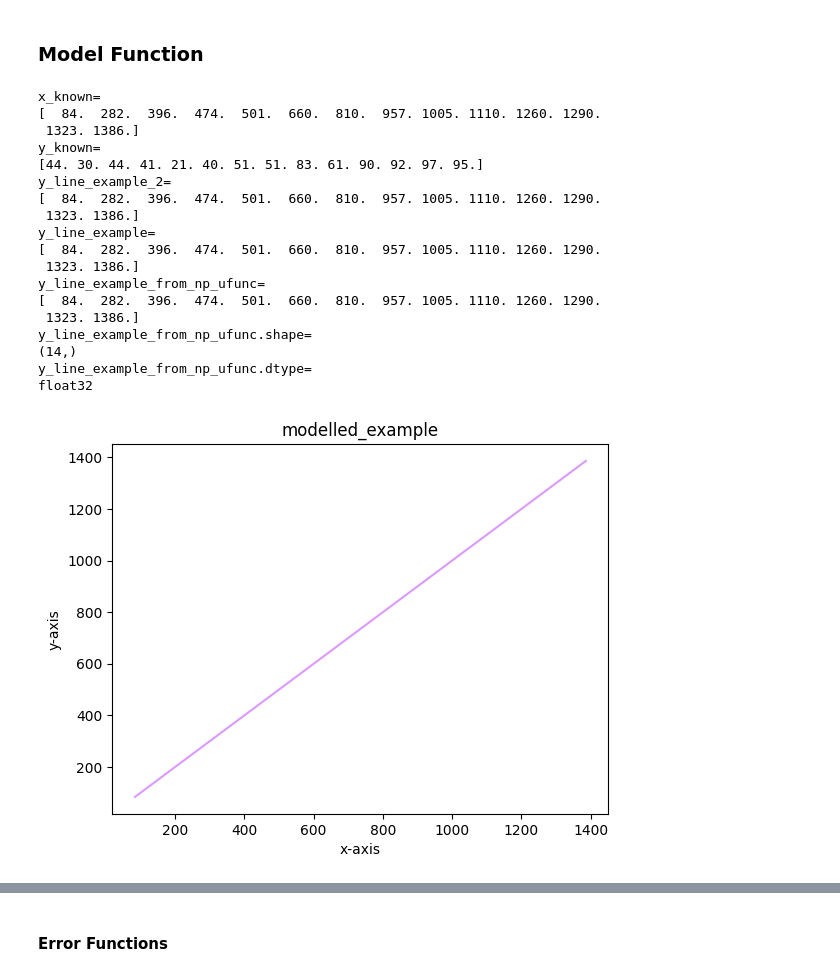
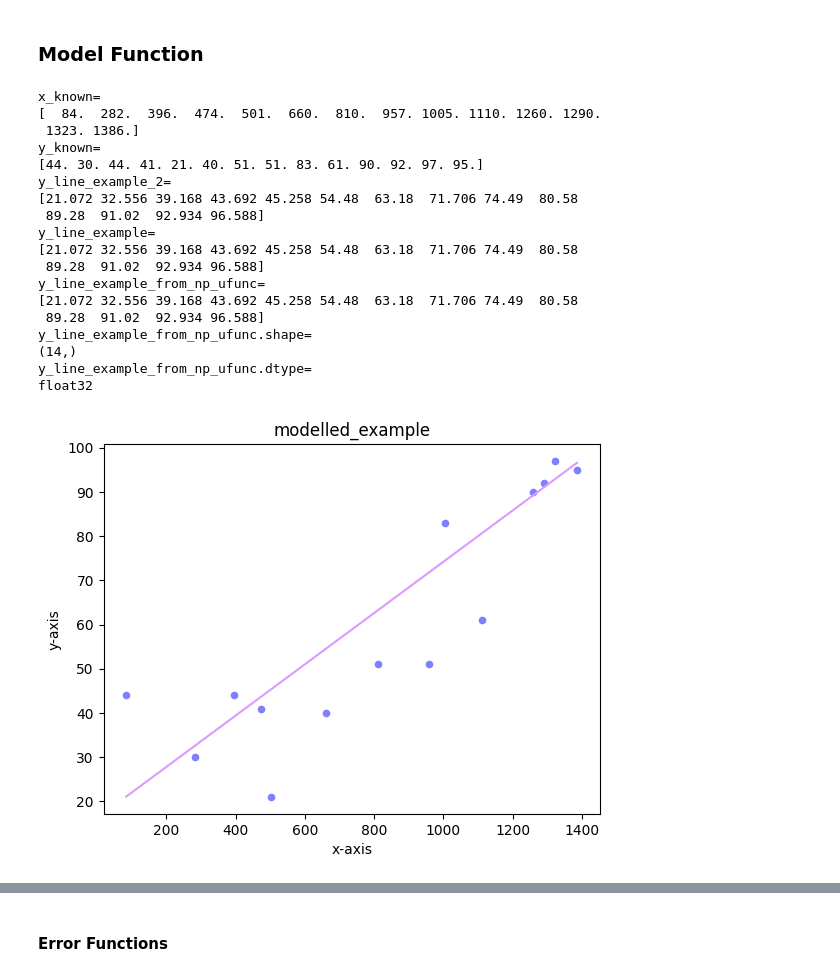
Before and after one commit to aisven/fullstack-ml-academy-homework, a Jupyter notebook: notepads/07-Gradientenverfahren/07-Gradientenverfahren.ipynb, the cells around one changed output, grey strips where cells are left out. Saved outputs shown, nothing was run; the diff lists cells and outputs as text; code cells hidden in the pictures.

```diff
--- a/notepads/07-Gradientenverfahren/07-Gradientenverfahren.ipynb
+++ b/notepads/07-Gradientenverfahren/07-Gradientenverfahren.ipynb
@@ -330,9 +330,9 @@ print(f"x_known=\n{x_known}")
 print(f"y_known=\n{y_known}")
 
 # our more carefully chosen examples for w and b as plain python floats
-w1_scalar = 1.
+w1_scalar = .058
 assert np.isscalar(w1_scalar)
-b_scalar = .0
+b_scalar = 16.2
 assert np.isscalar(b_scalar)
 
 # try out the numpy version with our known x values
@@ -360,41 +360,42 @@ print(f"y_line_example=\n{np.round(y_line_example, 3)}")
 # check if it also works if we provide the one weight and the bias as numpy arrays
 y_line_example_from_np_ufunc = f_np_ufunc(w1_np, x_known, b_np).astype('float32')
 assert y_line_example_from_np_ufunc.shape == y_known.shape
 print(f"y_line_example_from_np_ufunc=\n{y_line_example_from_np_ufunc}")
 print(f"y_line_example_from_np_ufunc.shape=\n{y_line_example_from_np_ufunc.shape}")
 print(f"y_line_example_from_np_ufunc.dtype=\n{y_line_example_from_np_ufunc.dtype}")
 
 # the values in the last two result arrays should equal
 assert (y_line_example == y_line_example_2).all()
-assert (y_line_example == y_line_example_from_np_ufunc).all()
+#assert (y_line_example == y_line_example_from_np_ufunc).all()
 
 # just a plain line plot of the model function regarding a try out with normalized data
 plt.figure(dpi=100)
+plt.plot(x_known,y_known,linestyle='',marker='.',markersize=11.,markerfacecolor='#8080ff',markeredgewidth=.0)
 plt.plot(x_known,y_line_example,color='#dd99ff')
 plt.title('modelled_example')
 plt.xlabel('x-axis')
 plt.ylabel('y-axis')
 plt.show()
 # %% [output]
 x_known=
 [  84.  282.  396.  474.  501.  660.  810.  957. 1005. 1110. 1260. 1290.
  1323. 1386.]
 y_known=
 [44. 30. 44. 41. 21. 40. 51. 51. 83. 61. 90. 92. 97. 95.]
 y_line_example_2=
-[  84.  282.  396.  474.  501.  660.  810.  957. 1005. 1110. 1260. 1290.
- 1323. 1386.]
+[21.072 32.556 39.168 43.692 45.258 54.48  63.18  71.706 74.49  80.58
+ 89.28  91.02  92.934 96.588]
 y_line_example=
-[  84.  282.  396.  474.  501.  660.  810.  957. 1005. 1110. 1260. 1290.
- 1323. 1386.]
+[21.072 32.556 39.168 43.692 45.258 54.48  63.18  71.706 74.49  80.58
+ 89.28  91.02  92.934 96.588]
 y_line_example_from_np_ufunc=
-[  84.  282.  396.  474.  501.  660.  810.  957. 1005. 1110. 1260. 1290.
- 1323. 1386.]
+[21.072 32.556 39.168 43.692 45.258 54.48  63.18  71.706 74.49  80.58
+ 89.28  91.02  92.934 96.588]
 y_line_example_from_np_ufunc.shape=
 (14,)
 y_line_example_from_np_ufunc.dtype=
 float32
-[figure, old version]
+[figure, new version]
 # %%
 # in this code block we just try out the model function again this time with the normalized data
 
```
Also changed, not shown: parts of 6 cells of this notebook.
